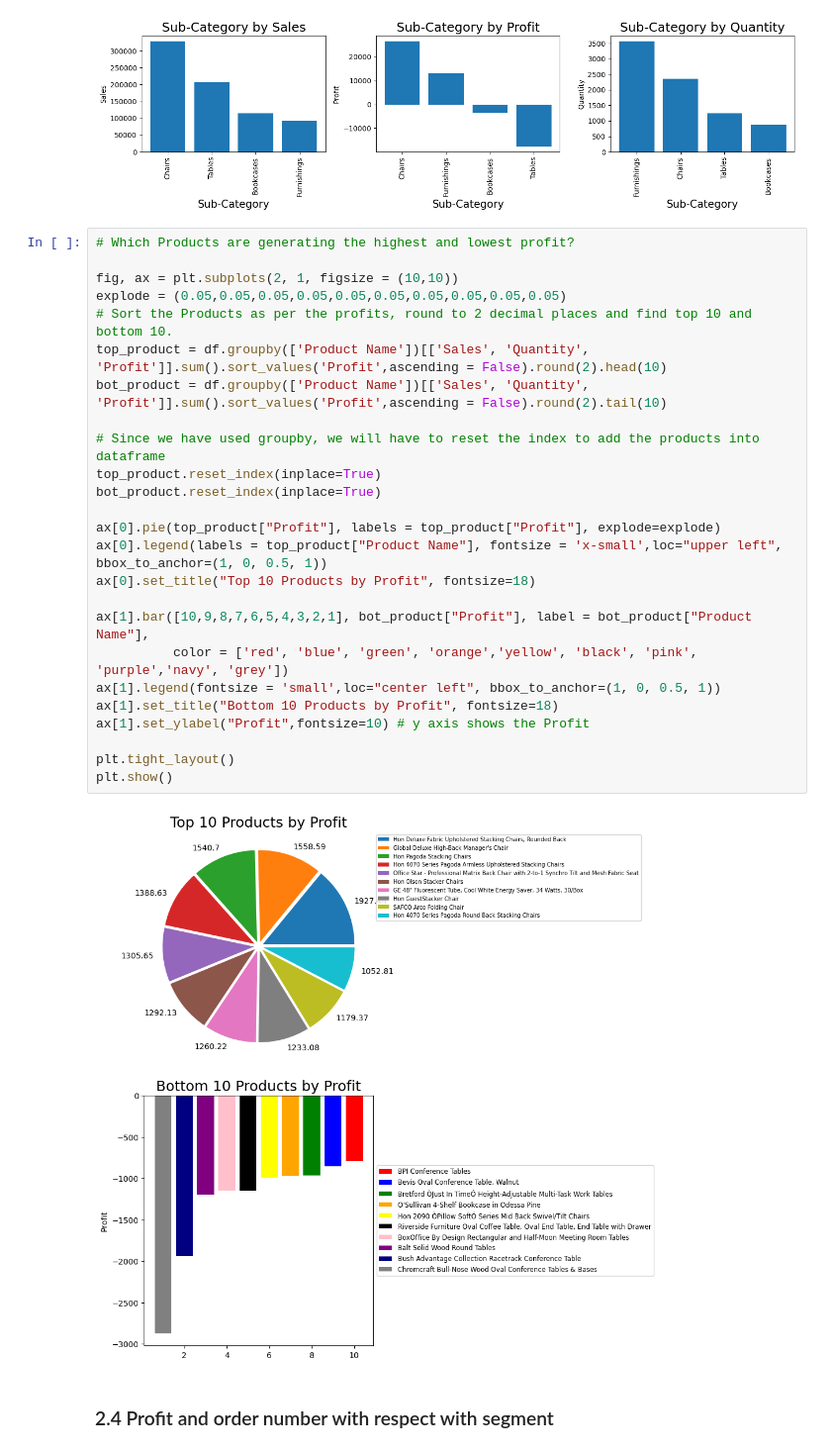
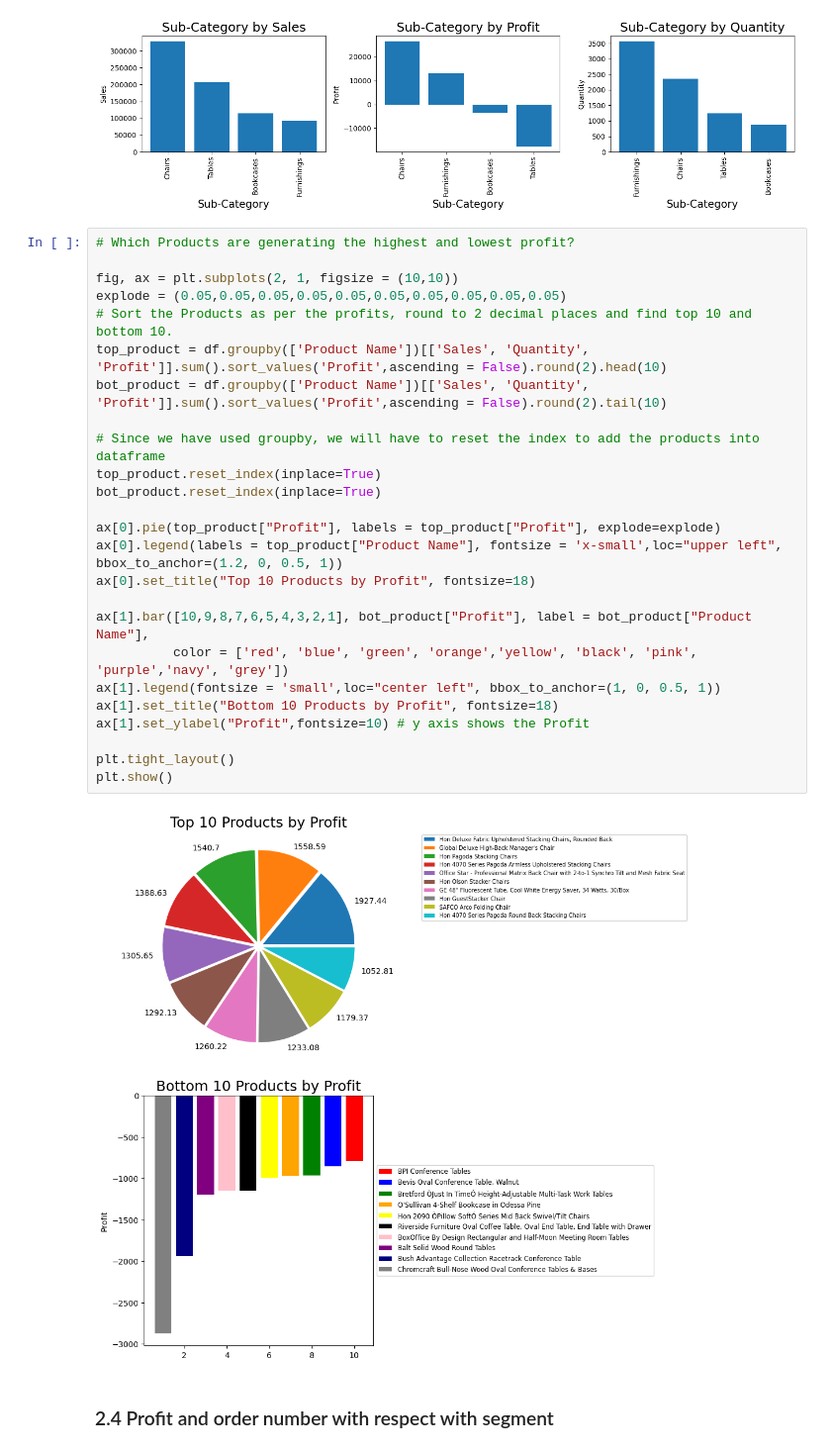
Before and after one commit to CandaceYMS/2024-Phase-2-data-science, a Jupyter notebook: data-science/1. Analysis and Preprocessing/part1-submission.ipynb, the cells around one changed output. Shown at 99% size. Cells and saved outputs as stored; diff of their text form.

```diff
--- a/data-science/1. Analysis and Preprocessing/part1-submission.ipynb
+++ b/data-science/1. Analysis and Preprocessing/part1-submission.ipynb
@@ -482,30 +446,30 @@ plt.show()
 # %%
 # Which Products are generating the highest and lowest profit?
 
 fig, ax = plt.subplots(2, 1, figsize = (10,10))
 explode = (0.05,0.05,0.05,0.05,0.05,0.05,0.05,0.05,0.05,0.05)
 # Sort the Products as per the profits, round to 2 decimal places and find top 10 and bottom 10.
 top_product = df.groupby(['Product Name'])[['Sales', 'Quantity', 'Profit']].sum().sort_values('Profit',ascending = False).round(2).head(10)
 bot_product = df.groupby(['Product Name'])[['Sales', 'Quantity', 'Profit']].sum().sort_values('Profit',ascending = False).round(2).tail(10)
 
 # Since we have used groupby, we will have to reset the index to add the products into dataframe
 top_product.reset_index(inplace=True)
 bot_product.reset_index(inplace=True)
 
 ax[0].pie(top_product["Profit"], labels = top_product["Profit"], explode=explode)
-ax[0].legend(labels = top_product["Product Name"], fontsize = 'x-small',loc="upper left", bbox_to_anchor=(1, 0, 0.5, 1))
+ax[0].legend(labels = top_product["Product Name"], fontsize = 'x-small',loc="upper left", bbox_to_anchor=(1.2, 0, 0.5, 1))
 ax[0].set_title("Top 10 Products by Profit", fontsize=18)
 
 ax[1].bar([10,9,8,7,6,5,4,3,2,1], bot_product["Profit"], label = bot_product["Product Name"],
           color = ['red', 'blue', 'green', 'orange','yellow', 'black', 'pink', 'purple','navy', 'grey'])
 ax[1].legend(fontsize = 'small',loc="center left", bbox_to_anchor=(1, 0, 0.5, 1))
 ax[1].set_title("Bottom 10 Products by Profit", fontsize=18)
 ax[1].set_ylabel("Profit",fontsize=10) # y axis shows the Profit
 
 plt.tight_layout()
 plt.show()
 # %% [output]
-[figure, old version]
+[figure, new version]
 # %% [markdown]
 ### 2.4 Profit and order number with respect with segment
 # %%
```
Also changed, not shown: parts of 21 cells of this notebook.
